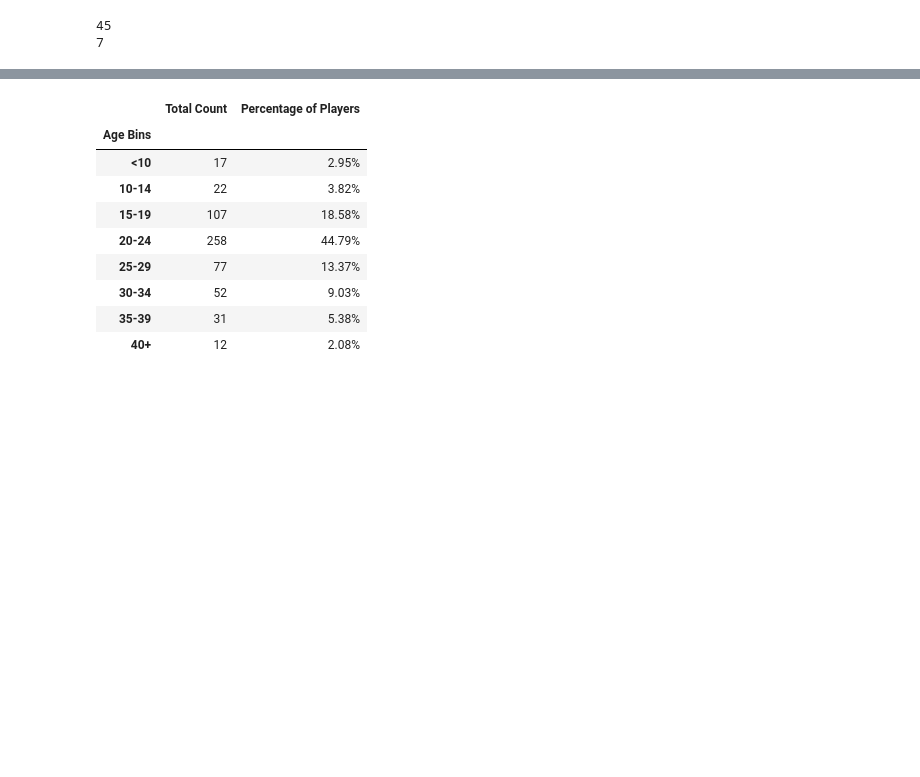
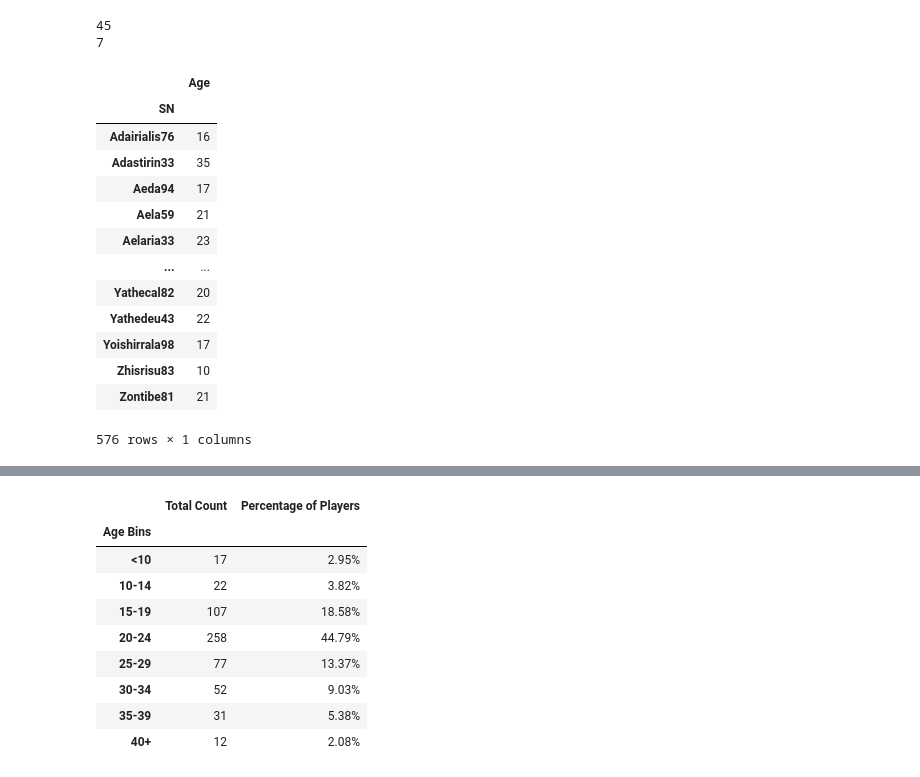
Before and after one commit to Lareena/Heroes_of_Pymoli, a Jupyter notebook: HeroesOfPymoli_starter - Copy.ipynb, the cells around one changed output, grey strips where cells are left out. Cells and saved outputs as stored; diff of their text form; code cells hidden in the pictures; blank space fills up the shorter version.

```diff
--- a/HeroesOfPymoli_starter - Copy.ipynb
+++ b/HeroesOfPymoli_starter - Copy.ipynb
@@ -204,7 +211,23 @@ group_names = ["<10", "10-14","15-19","20-24", "25-29", "30-34", "35-39", "40+"]
 # %%
 #categorize players use age bins
 uniq_SN_group = purchase_data_df.groupby(['SN'])
 uniq_age_df= pd.DataFrame(uniq_SN_group['Age'].max())
+uniq_age_df
+# %% [output]
+|  | Age |
+| SN |  |
+| Adairialis76 | 16 |
+| Adastirin33 | 35 |
+| Aeda94 | 17 |
+| Aela59 | 21 |
+| Aelaria33 | 23 |
+| ... | ... |
+| Yathecal82 | 20 |
+| Yathedeu43 | 22 |
+| Yoishirrala98 | 17 |
+| Zhisrisu83 | 10 |
+| Zontibe81 | 21 |
+576 rows × 1 columns
 # %%
 #Next use the unique list of ages along with the bins and group names to bin the ages
 
```
Also changed, not shown: parts of 9 cells of this notebook.
